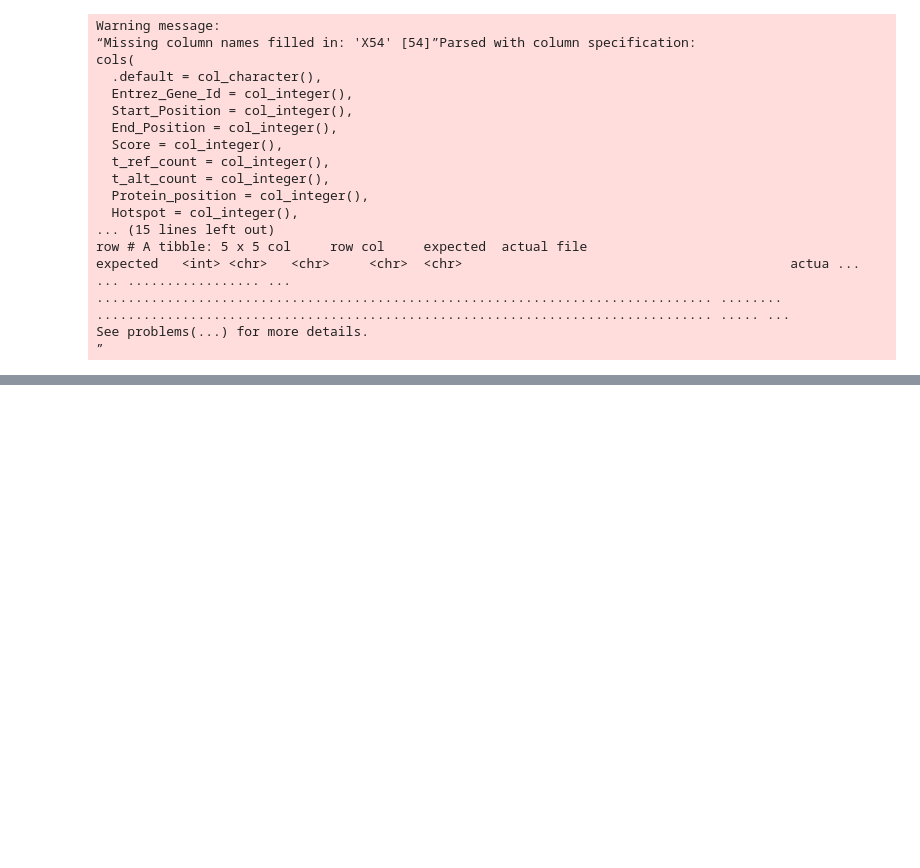
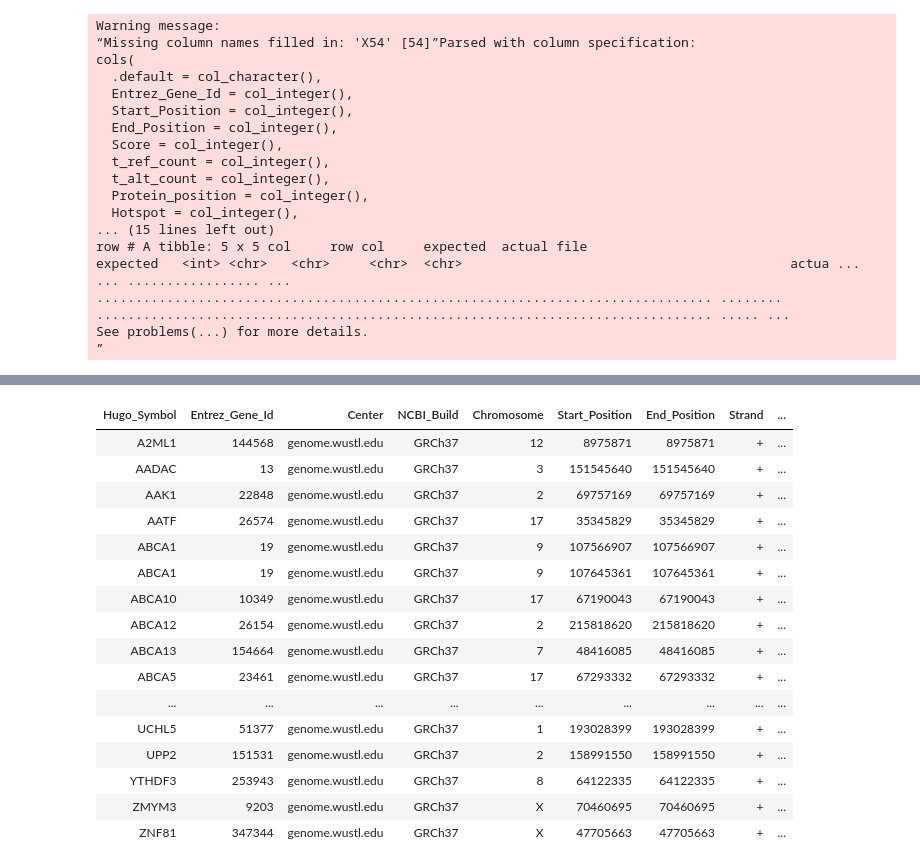
Before and after one commit to cobrbra/ccg, a Jupyter notebook: TMB_Calculator.ipynb, the cells around one changed output, grey strips where cells are left out. Drawn from its saved outputs; the diff is of its cells as text; code cells hidden in the pictures; blank space fills up the shorter version.

```diff
--- a/TMB_Calculator.ipynb
+++ b/TMB_Calculator.ipynb
@@ -327,0 +362,2 @@ new_data_tib %>%
+# %%
+new_data <- read.maf(paste0(path_name, "/brca_tcga/data_mutations_extended.txt"))
@@ -327,0 +420,21 @@ new_data_tib %>%
+# %%
+new_data %>%
+    subsetMaf(tsb = "TCGA-AN-A046-01")
+# %% [output]
+| Hugo_Symbol | Entrez_Gene_Id | Center | NCBI_Build | Chromosome | Start_Position | End_Position | Strand | ... |
+| A2ML1 | 144568 | genome.wustl.edu | GRCh37 | 12 | 8975871 | 8975871 | + | ... |
+| AADAC | 13 | genome.wustl.edu | GRCh37 | 3 | 151545640 | 151545640 | + | ... |
+| AAK1 | 22848 | genome.wustl.edu | GRCh37 | 2 | 69757169 | 69757169 | + | ... |
+| AATF | 26574 | genome.wustl.edu | GRCh37 | 17 | 35345829 | 35345829 | + | ... |
+| ABCA1 | 19 | genome.wustl.edu | GRCh37 | 9 | 107566907 | 107566907 | + | ... |
+| ABCA1 | 19 | genome.wustl.edu | GRCh37 | 9 | 107645361 | 107645361 | + | ... |
+| ABCA10 | 10349 | genome.wustl.edu | GRCh37 | 17 | 67190043 | 67190043 | + | ... |
+| ABCA12 | 26154 | genome.wustl.edu | GRCh37 | 2 | 215818620 | 215818620 | + | ... |
+| ABCA13 | 154664 | genome.wustl.edu | GRCh37 | 7 | 48416085 | 48416085 | + | ... |
+| ABCA5 | 23461 | genome.wustl.edu | GRCh37 | 17 | 67293332 | 67293332 | + | ... |
+| ... | ... | ... | ... | ... | ... | ... | ... | ... |
+| UCHL5 | 51377 | genome.wustl.edu | GRCh37 | 1 | 193028399 | 193028399 | + | ... |
+| UPP2 | 151531 | genome.wustl.edu | GRCh37 | 2 | 158991550 | 158991550 | + | ... |
+| YTHDF3 | 253943 | genome.wustl.edu | GRCh37 | 8 | 64122335 | 64122335 | + | ... |
+| ZMYM3 | 9203 | genome.wustl.edu | GRCh37 | X | 70460695 | 70460695 | + | ... |
+| ZNF81 | 347344 | genome.wustl.edu | GRCh37 | X | 47705663 | 47705663 | + | ... |
```
Also changed, not shown: parts of 12 cells of this notebook.
